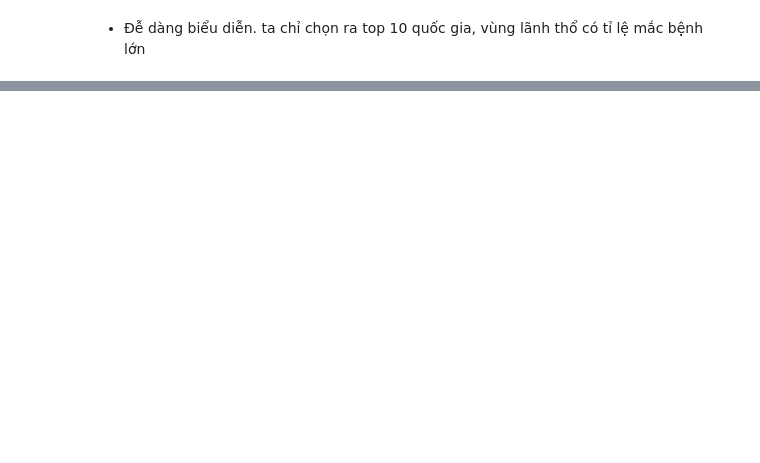
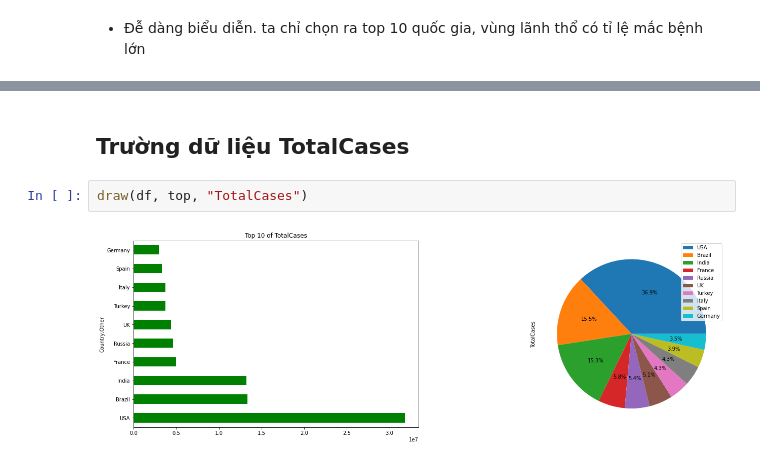
Before and after one commit to HieuTranV/DataVisualization, a Jupyter notebook: Analysis.ipynb, the cells around one changed output, grey strips where cells are left out. Drawn from its saved outputs; the diff is of its cells as text; blank space fills up the shorter version.

```diff
--- a/Analysis.ipynb
+++ b/Analysis.ipynb
@@ -217,0 +218,6 @@ df_10[["TotalDeaths", "TotalRecovered", "ActiveCases"]].plot(kind='barh', stacke
+# %% [markdown]
+## Trường dữ liệu TotalCases
+# %%
+draw(df, top, "TotalCases")
+# %% [output]
+[figure, added]
```
Also changed, not shown: parts of 34 cells of this notebook.
